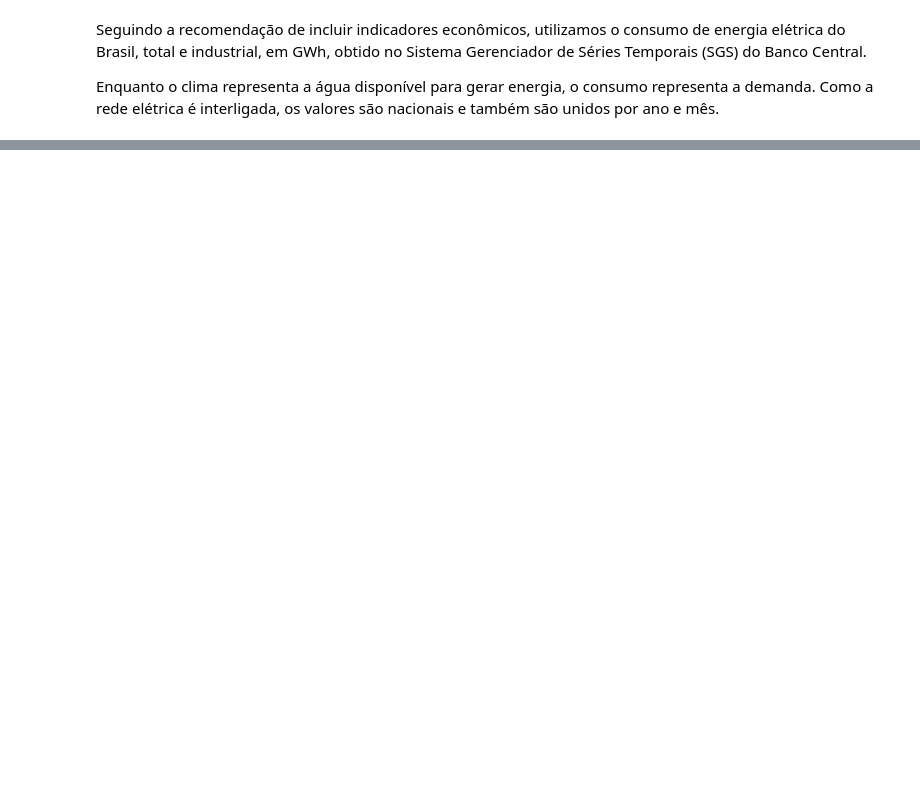
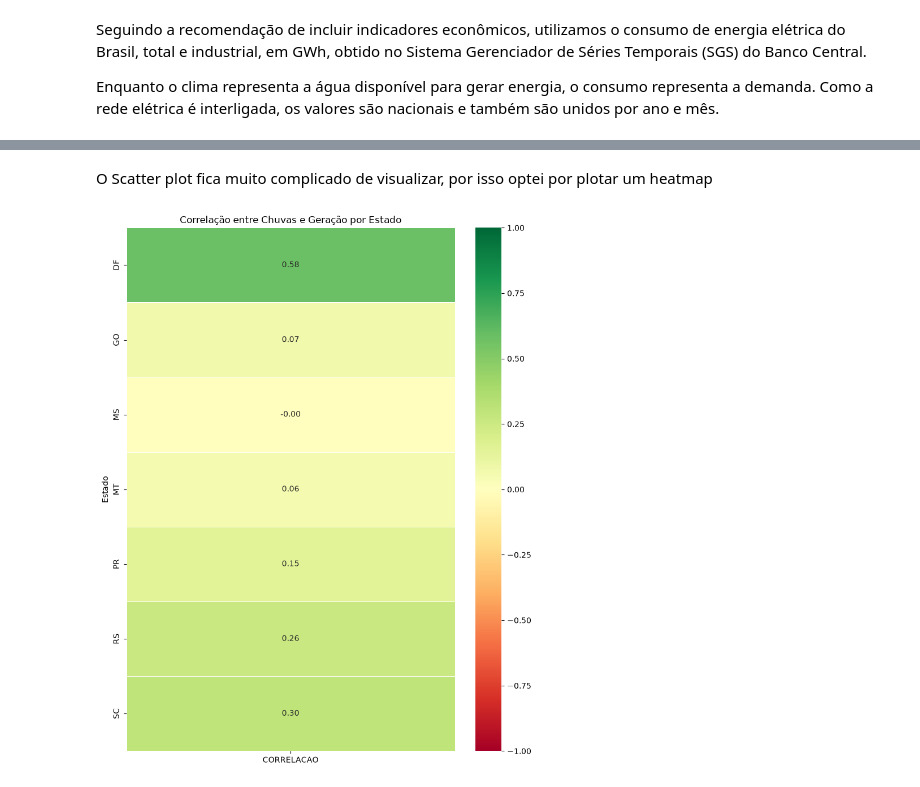
Before and after one commit to soplima/trabalho_final, a Jupyter notebook: analise.ipynb, the cells around one changed output, grey strips where cells are left out. Cells and saved outputs as stored; diff of their text form; code cells hidden in the pictures; blank space fills up the shorter version.

```diff
--- a/analise.ipynb
+++ b/analise.ipynb
@@ -416,0 +494,36 @@ dtype: int64
+# %% [markdown]
+O Scatter plot fica muito complicado de visualizar, por isso optei por plotar um heatmap
+# %%
+import matplotlib.pyplot as plt
+import seaborn as sns
+import pandas as pd
+
+df_final_estacoes = pd.read_parquet('df_final_estacoes.parquet')
+correlacoes = df_final_estacoes.groupby('id_estado').apply(
+    lambda grupo: grupo['chuva_mm_mes'].corr(
+        grupo['geracao_total']
+    )
+).reset_index(name='CORRELACAO')
+
+matriz = correlacoes.set_index('id_estado')
+
+plt.figure(figsize=(8, 10))
+
+sns.heatmap(
+    matriz,
+    annot=True,
+    cmap='RdYlGn',
+    center=0,
+    vmin=-1,
+    vmax=1,
+    linewidths=0.5,
+    fmt='.2f'
+)
+
+plt.title('Correlação entre Chuvas e Geração por Estado')
+plt.xlabel('')
+plt.ylabel('Estado')
+plt.tight_layout()
+plt.show()
+# %% [output]
+[figure, added]
```
Also changed, not shown: parts of 26 cells of this notebook.
